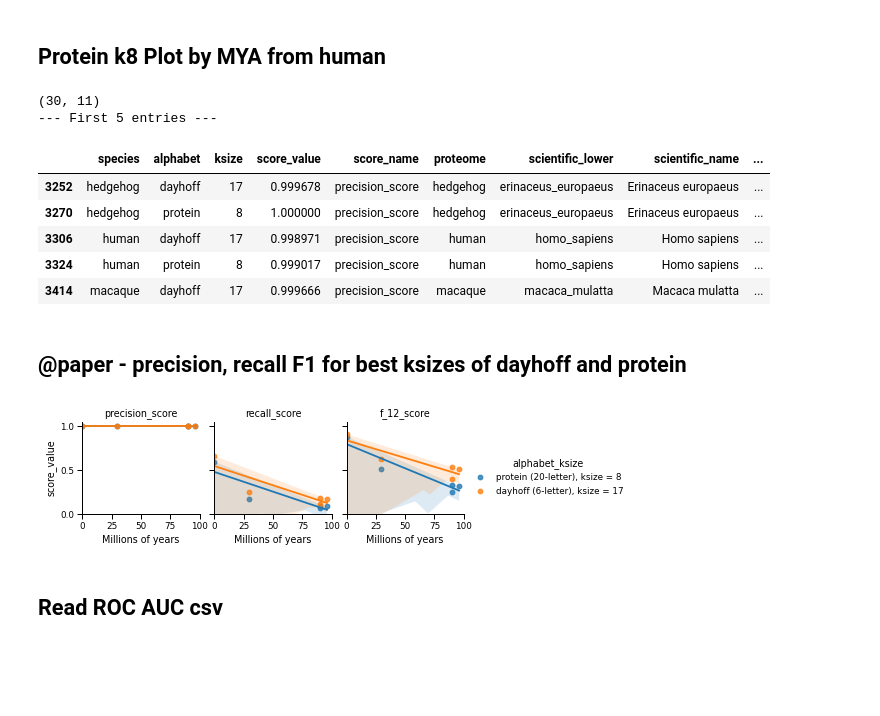
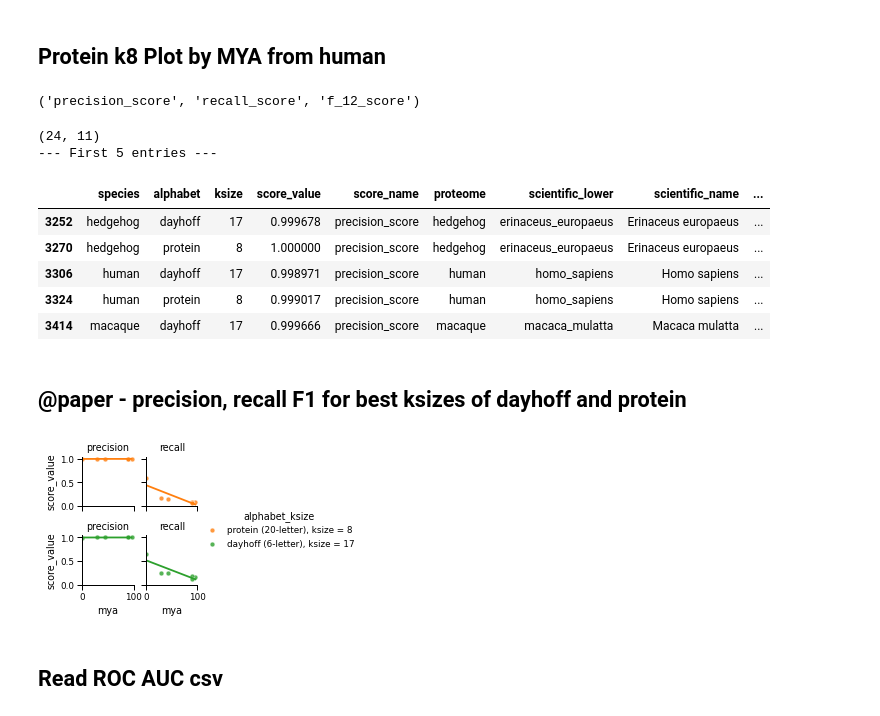
Before and after one commit to czbiohub-sf/scrnaseq-for-the-99-percent, a Jupyter notebook: notebooks/107_plot_metrics.ipynb, the cells around one changed output. Saved outputs shown, nothing was run; the diff lists cells and outputs as text; code cells hidden in the pictures; blank space fills up the shorter version.

Commit message:
Add figures-july2021 code and data

```diff
--- a/notebooks/107_plot_metrics.ipynb
+++ b/notebooks/107_plot_metrics.ipynb
@@ -44,6 +96,7 @@ def describe(df, random=False):
 ### Distance from human MYA
 # %%
 def clean_common_names_of_species(species_name):
+    species_name = species_name.replace('_', ' ')
     if species_name == 'mouse':
         return 'house mouse'
     elif species_name == 'shrew':
@@ -216,12 +321,15 @@ g = sns.catplot(
     x='proteome_size',
     palette='tab20',
     kind='bar',
+    order=distance_from_human_mya.index,
     height=2.5
 #     order=
 )
 # sns.despine()
 g.set(xscale='log', xlabel='Number of proteins in BUSCO Mammalia', ylabel='Common name')
+for ax in g.axes.flat:
+    ax.axvline(2e3, linestyle='--', color='grey')
 
-pdf = os.path.join(FIGURE_FOLDER, 'leaftea_translate__proteome_size_barplots.pdf')
+pdf = os.path.join(FIGURE_FOLDER, 'orpheum_translate__proteome_size_barplots.pdf')
 g.savefig(pdf)
 # %% [output]
@@ -303,7 +411,7 @@ alphabet_to_size = {
 # %%
 csv = '/home/olga/data_sm/immune-evolution/pipeline-results/human-simulated/combined-across-species/busco_mammalia_coding_scores_metrics.csv'
 combined_metrics = pd.read_csv(csv)
-combined_metrics.species = combined_metrics.species.replace('mouse', 'house mouse')
+combined_metrics.species = combined_metrics.species.map(clean_common_names_of_species)
 combined_metrics['proteome'] = combined_metrics['species']
 combined_metrics = combined_metrics.join(busco_mammalia_common, on='species')
 combined_metrics['alphabet_ksize'] = combined_metrics.apply(
@@ -437,3 +542,7 @@ describe(combined_metrics_k8)
 | 111 | camel | dayhoff | 8 | 0.000018 | f1_score | camel | camelus_bactrianus | Camelus bactrianus | ... |
 # %% [markdown]
 ## Protein k8 Plot by MYA from human
+# %%
+subset_score_names
+# %% [output]
+('precision_score', 'recall_score', 'f_12_score')
@@ -440,13 +551,13 @@ describe(combined_metrics_k8)
 # %%
-combined_metrics_precision_recall_f12 = combined_metrics.query(
-    '(score_name in @subset_score_names) and '
+combined_metrics_precision_recall = combined_metrics.query(
+    '(score_name in @precision_recall_score_names) and '
     '(((alphabet == "protein") and (ksize == 8)) or '
     '((alphabet == "dayhoff") and (ksize == 17))) '
     ' and proteome_size > 4000'
 )
-describe(combined_metrics_precision_recall_f12)
+describe(combined_metrics_precision_recall)
 # %% [output]
-(30, 11)
+(24, 11)
 --- First 5 entries ---
 |  | species | alphabet | ksize | score_value | score_name | proteome | scientific_lower | scientific_name | ... |
 | 3252 | hedgehog | dayhoff | 17 | 0.999678 | precision_score | hedgehog | erinaceus_europaeus | Erinaceus europaeus | ... |
@@ -458,23 +569,33 @@ describe(combined_metrics_precision_recall_f12)
 ## @paper - precision, recall F1 for best ksizes of dayhoff and protein
 # %%
 g = sns.lmplot(
-    data=combined_metrics_precision_recall_f12,
+    data=combined_metrics_precision_recall,
     x='mya',
     y='score_value',
     col='score_name',
 #     col_wrap=3,
-    height=2,
+    row='alphabet',
+    row_order=['protein', 'dayhoff'],
+    height=1.25,
     hue='alphabet_ksize',
 #     lowess=True,
-    hue_order=['protein (20-letter), ksize = 8', 'dayhoff (6-letter), ksize = 17']
+    scatter_kws=dict(linewidth=.5,edgecolor='white'),
+    ci=False,
+    hue_order=['protein (20-letter), ksize = 8', 'dayhoff (6-letter), ksize = 17'],
+    palette=[protein_color, dayhoff_color]
 )
 g.set_titles('{col_name}')
+g.set(ylim=(0, 1.05), yticks=[0, 0.5, 1], xlim=(0, 100))
+g.set_xlabels('mya')
+for ax in g.axes.flat:
+    title = ax.get_title()
+    new_title = title.split('_score')[0]
+    ax.set(title=new_title)
 
-g.set(xlabel='Millions of years', ylim=(0, 1.05), yticks=[0, 0.5, 1], xlim=(0, 100))
-pdf = os.path.join(FIGURE_FOLDER, 'leaftea_translate__human_mouse__precision_recall_f12__protein-k8__dayhoff-k17.pdf')
+pdf = os.path.join(FIGURE_FOLDER, 'orpheum_translate__human_mouse__precision_recall_f12__protein-k8__dayhoff-k17.pdf')
 g.savefig(pdf)
 # %% [output]
-[figure, old version]
+[figure, new version]
 # %% [markdown]
 ## Read ROC AUC csv
 # %%
```
Also changed, not shown: parts of 67 cells of this notebook, 32 other files.
